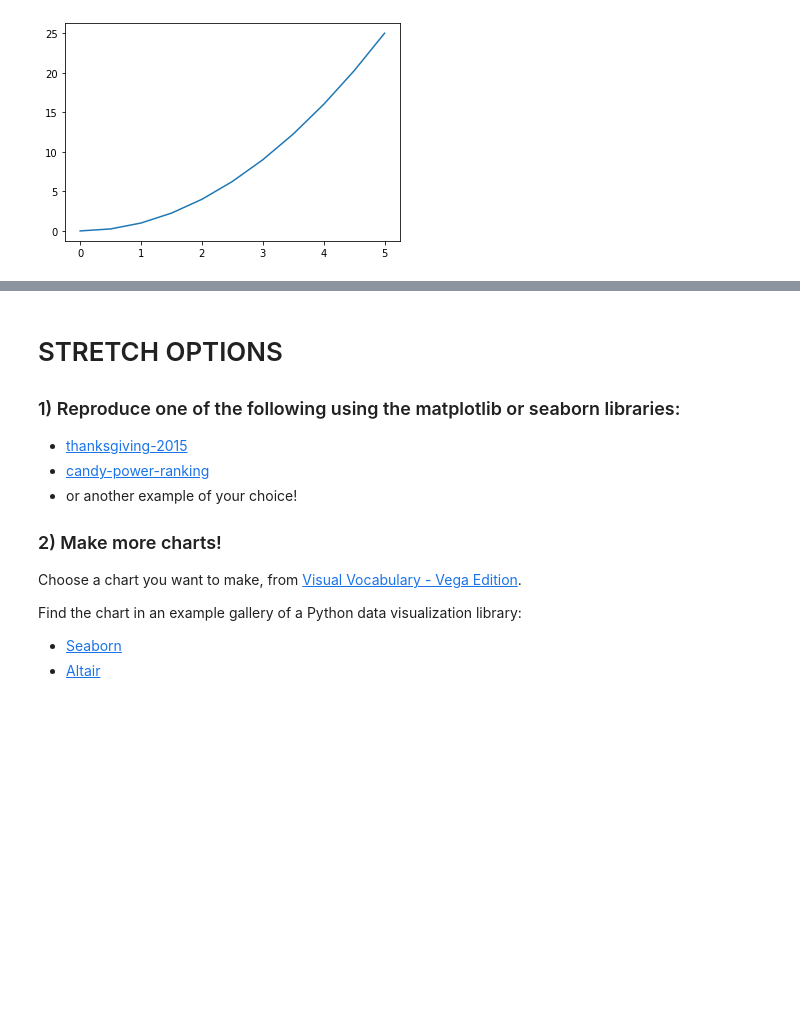
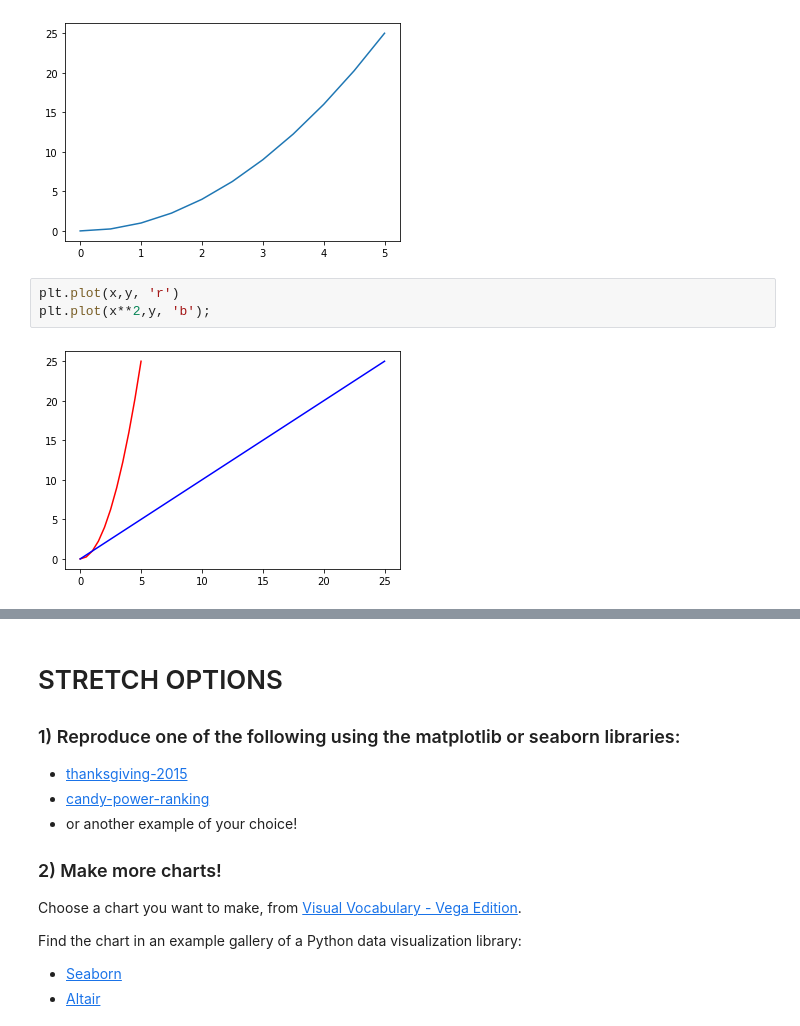
Before and after one commit to marianvinas/DS-Unit-1-Sprint-1-Data-Wrangling-and-Storytelling-1, a Jupyter notebook: module4-make-explanatory-visualizations/LS_DS_114_Make_Explanatory_Visualizations_Assignment.ipynb, the cells around one changed output, grey strips where cells are left out. Drawn from its saved outputs; the diff is of its cells as text; blank space fills up the shorter version.

```diff
--- a/module4-make-explanatory-visualizations/LS_DS_114_Make_Explanatory_Visualizations_Assignment.ipynb
+++ b/module4-make-explanatory-visualizations/LS_DS_114_Make_Explanatory_Visualizations_Assignment.ipynb
@@ -356,3 +356,8 @@ array([ 0.  ,  0.25,  1.  ,  2.25,  4.  ,  6.25,  9.  , 12.25, 16.  ,
 plt.plot(x,y);
 # %% [output]
 [figure]
+# %%
+plt.plot(x,y, 'r')
+plt.plot(x**2,y, 'b');
+# %% [output]
+[figure, added]
```
Also changed, not shown: parts of 4 cells of this notebook.
